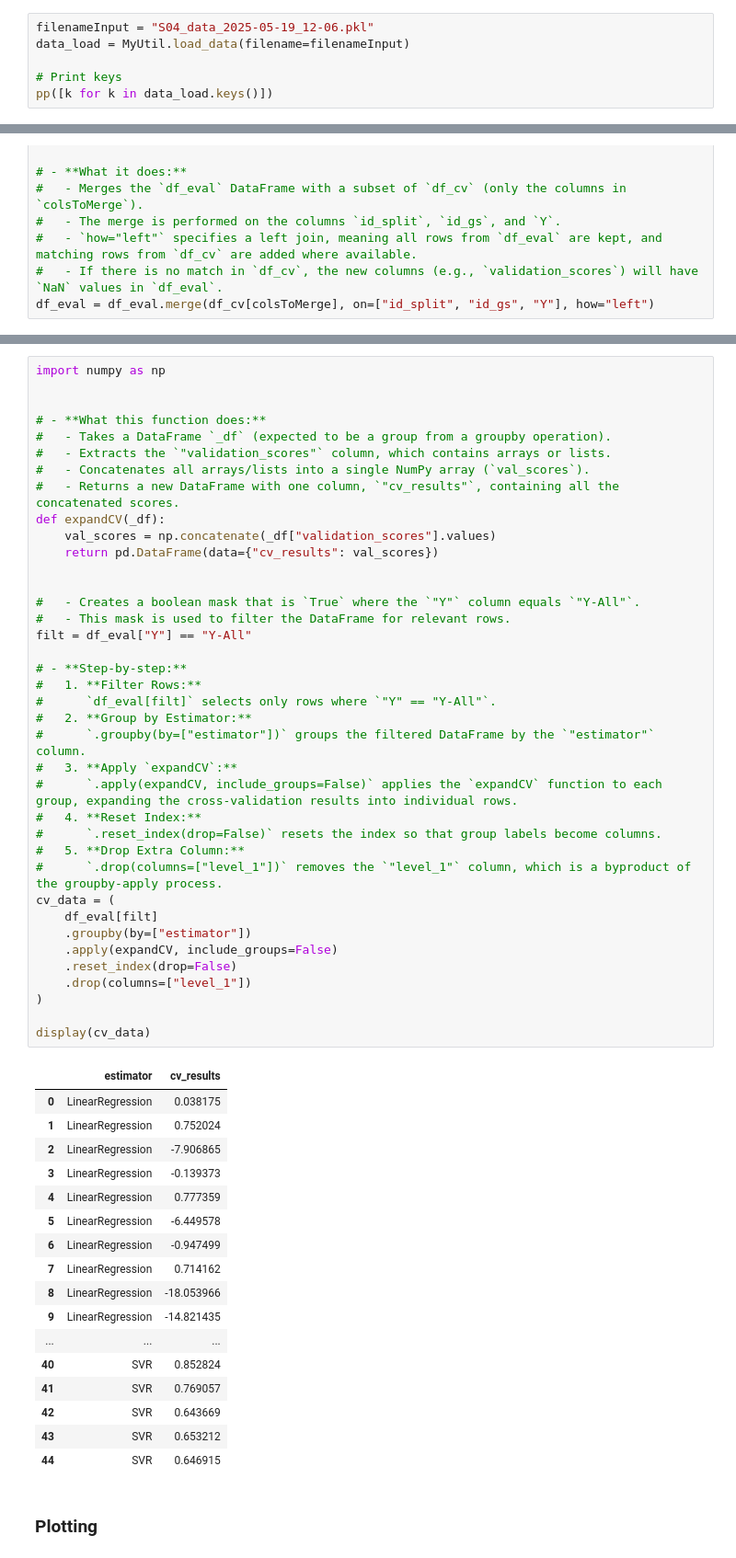
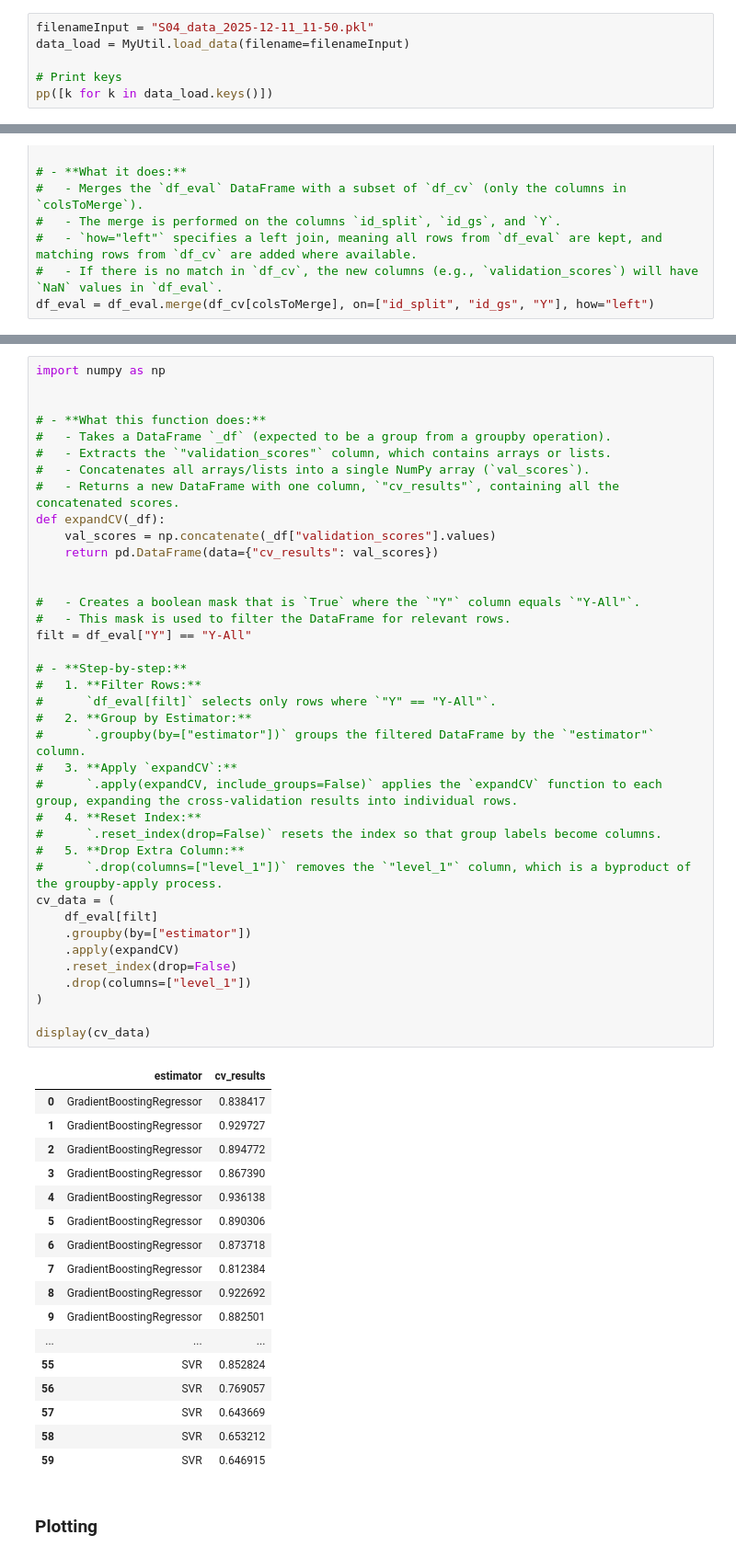
Before and after one commit to warisa-cmu/ml-training-2025-s2, a Jupyter notebook: code/T04_scikit_learn/S05_workflow_real_analyze.ipynb, the cells around one changed output, grey strips where cells are left out. Shown at 92% size. Cells and saved outputs as stored; diff of their text form.

```diff
--- a/code/T04_scikit_learn/S05_workflow_real_analyze.ipynb
+++ b/code/T04_scikit_learn/S05_workflow_real_analyze.ipynb
@@ -207,5 +205,5 @@ pp(onlyfiles)
 # %%
-filenameInput = "S04_data_2025-05-19_12-06.pkl"
+filenameInput = "S04_data_2025-12-11_11-50.pkl"
 data_load = MyUtil.load_data(filename=filenameInput)
 
 # Print keys
@@ -391,50 +382,50 @@ import numpy as np
 def expandCV(_df):
     val_scores = np.concatenate(_df["validation_scores"].values)
     return pd.DataFrame(data={"cv_results": val_scores})
 
 
 #   - Creates a boolean mask that is `True` where the `"Y"` column equals `"Y-All"`.
 #   - This mask is used to filter the DataFrame for relevant rows.
 filt = df_eval["Y"] == "Y-All"
 
 # - **Step-by-step:**
 #   1. **Filter Rows:**
 #      `df_eval[filt]` selects only rows where `"Y" == "Y-All"`.
 #   2. **Group by Estimator:**
 #      `.groupby(by=["estimator"])` groups the filtered DataFrame by the `"estimator"` column.
 #   3. **Apply `expandCV`:**
 #      `.apply(expandCV, include_groups=False)` applies the `expandCV` function to each group, expanding the cross-validation results into individual rows.
 #   4. **Reset Index:**
 #      `.reset_index(drop=False)` resets the index so that group labels become columns.
 #   5. **Drop Extra Column:**
 #      `.drop(columns=["level_1"])` removes the `"level_1"` column, which is a byproduct of the groupby-apply process.
 cv_data = (
     df_eval[filt]
     .groupby(by=["estimator"])
-    .apply(expandCV, include_groups=False)
+    .apply(expandCV)
     .reset_index(drop=False)
     .drop(columns=["level_1"])
 )
 
 display(cv_data)
 # %% [output]
 |  | estimator | cv_results |
-| 0 | LinearRegression | 0.038175 |
-| 1 | LinearRegression | 0.752024 |
-| 2 | LinearRegression | -7.906865 |
-| 3 | LinearRegression | -0.139373 |
-| 4 | LinearRegression | 0.777359 |
-| 5 | LinearRegression | -6.449578 |
-| 6 | LinearRegression | -0.947499 |
-| 7 | LinearRegression | 0.714162 |
-| 8 | LinearRegression | -18.053966 |
-| 9 | LinearRegression | -14.821435 |
+| 0 | GradientBoostingRegressor | 0.838417 |
+| 1 | GradientBoostingRegressor | 0.929727 |
+| 2 | GradientBoostingRegressor | 0.894772 |
+| 3 | GradientBoostingRegressor | 0.867390 |
+| 4 | GradientBoostingRegressor | 0.936138 |
+| 5 | GradientBoostingRegressor | 0.890306 |
+| 6 | GradientBoostingRegressor | 0.873718 |
+| 7 | GradientBoostingRegressor | 0.812384 |
+| 8 | GradientBoostingRegressor | 0.922692 |
+| 9 | GradientBoostingRegressor | 0.882501 |
 | ... | ... | ... |
-| 40 | SVR | 0.852824 |
-| 41 | SVR | 0.769057 |
-| 42 | SVR | 0.643669 |
-| 43 | SVR | 0.653212 |
-| 44 | SVR | 0.646915 |
+| 55 | SVR | 0.852824 |
+| 56 | SVR | 0.769057 |
+| 57 | SVR | 0.643669 |
+| 58 | SVR | 0.653212 |
+| 59 | SVR | 0.646915 |
 # %% [markdown]
 ### Plotting
 # %%
```
Also changed, not shown: parts of 6 cells of this notebook, 2 other files.
